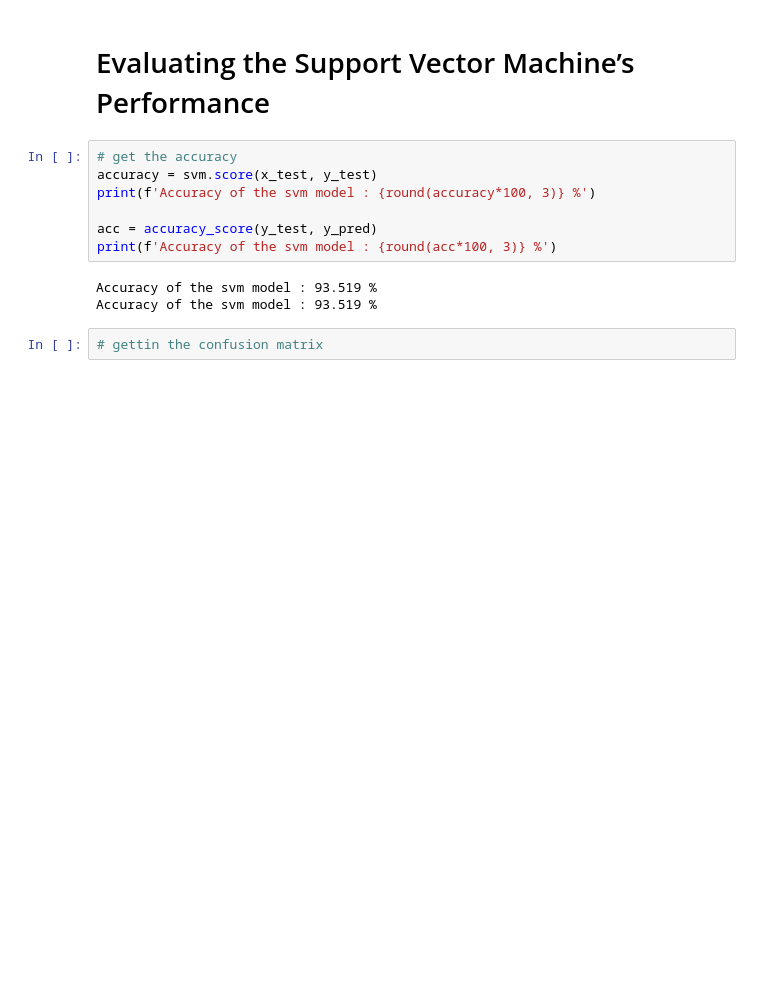
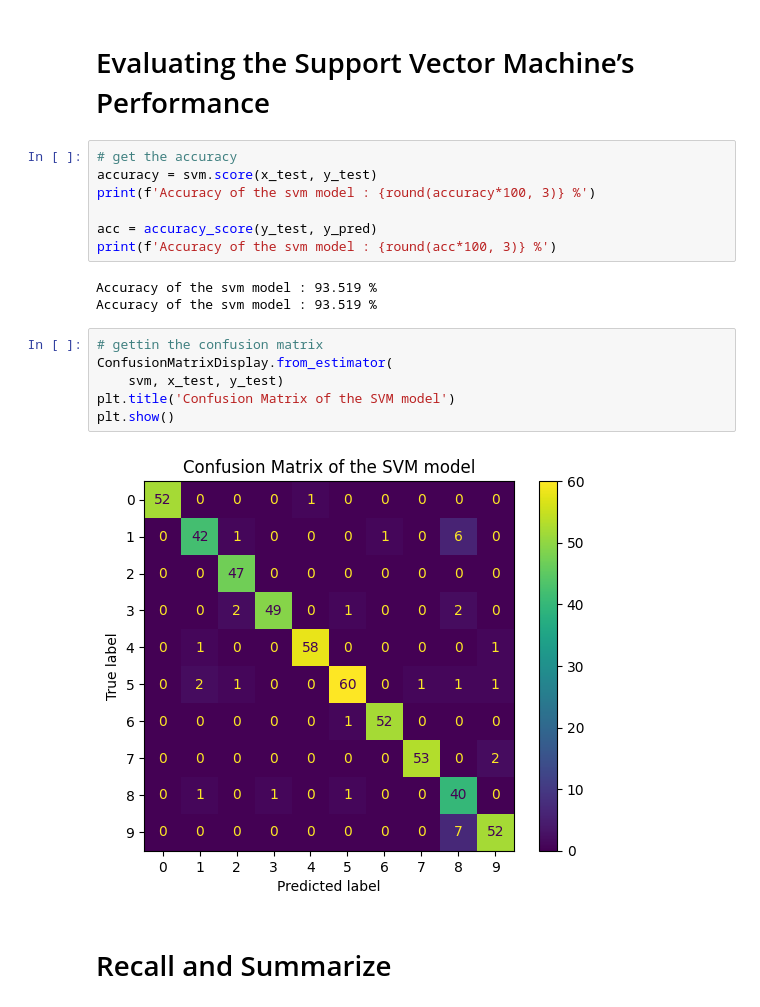
Before and after one commit to psiku/FHSalzburg-DataAnalysisWithPython, a Jupyter notebook: Lab/Lab5/image_classification.ipynb, the cells around one changed output. Drawn from its saved outputs; the diff is of its cells as text; blank space fills up the shorter version.

```diff
--- a/Lab/Lab5/image_classification.ipynb
+++ b/Lab/Lab5/image_classification.ipynb
@@ -144,5 +144,13 @@ print(f'Accuracy of the svm model : {round(acc*100, 3)} %')
 # %% [output]
 Accuracy of the svm model : 93.519 %
 Accuracy of the svm model : 93.519 %
-# %%
-# gettin the confusion matrix
+# %%
+# gettin the confusion matrix
+ConfusionMatrixDisplay.from_estimator(
+    svm, x_test, y_test)
+plt.title('Confusion Matrix of the SVM model')
+plt.show()
+# %% [output]
+[figure, added]
+# %% [markdown]
+# Recall and Summarize
```
Also changed, not shown: parts of 1 cell of this notebook.
